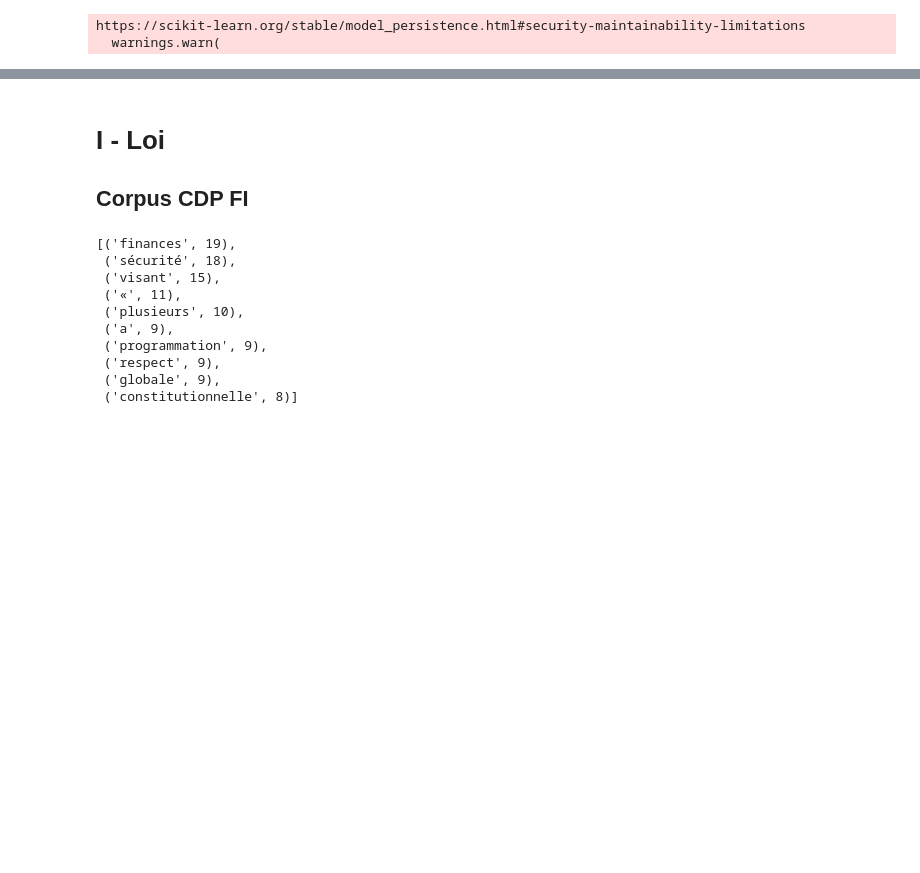
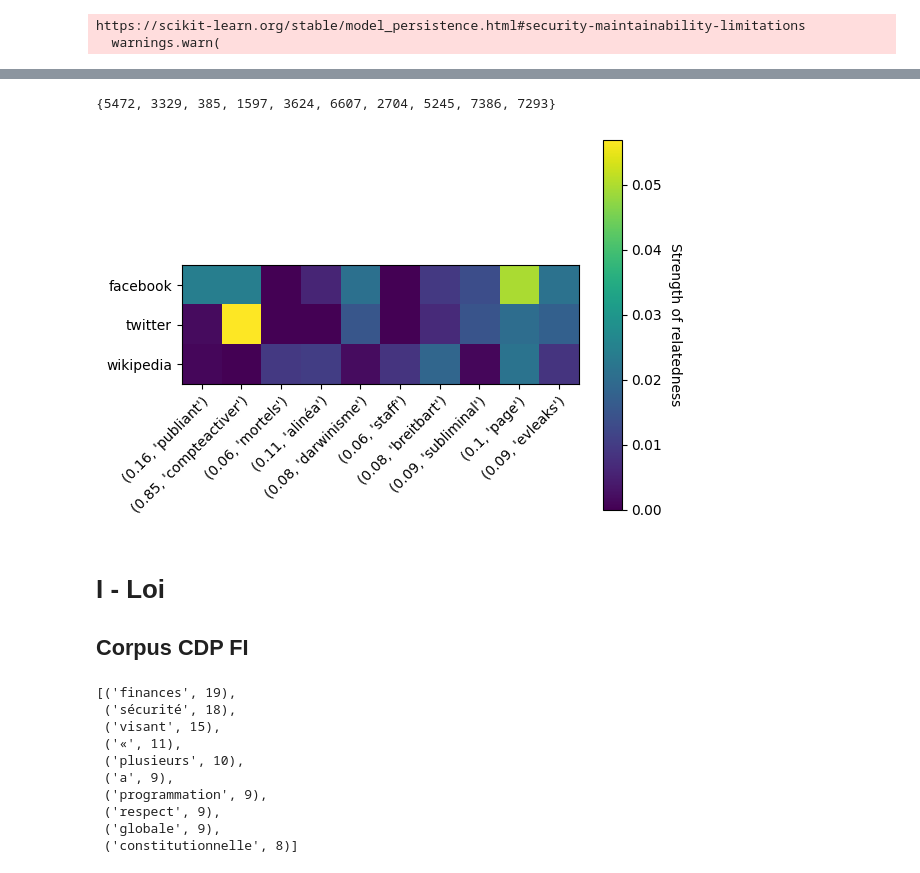
Before and after one commit to SINr-Embeddings/sinr, a Jupyter notebook: HackatalNotebook.ipynb, the cells around one changed output, grey strips where cells are left out. Saved outputs shown, nothing was run; the diff lists cells and outputs as text; code cells hidden in the pictures; blank space fills up the shorter version.

```diff
--- a/HackatalNotebook.ipynb
+++ b/HackatalNotebook.ipynb
@@ -12,3 +29,8 @@ https://scikit-learn.org/stable/model_persistence.html#security-maintainability-
+# %%
+sinr_viz.compare_descriptors(["facebook", "twitter", "wikipedia"])
+# %% [output]
+{5472, 3329, 385, 1597, 3624, 6607, 2704, 5245, 7386, 7293}
+[figure, added]
 # %% [markdown]
 # I - Loi
 
```
Also changed, not shown: parts of 4 cells of this notebook.
